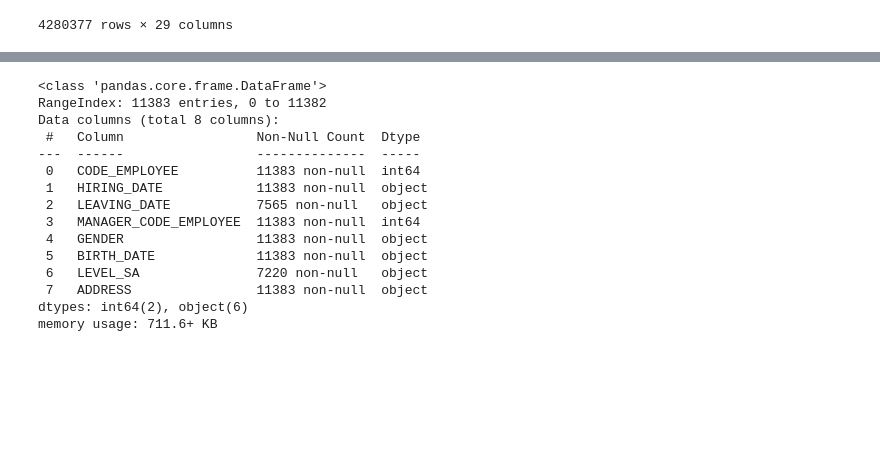
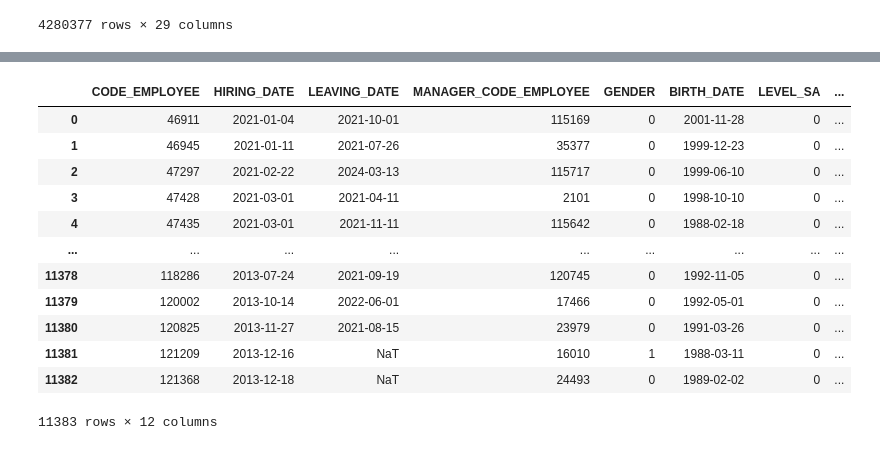
Before and after one commit to huynguyentuank22/DAZONE_2025, a Jupyter notebook: Round_3/preprocessing.ipynb, the cells around one changed output, grey strips where cells are left out. Drawn from its saved outputs; the diff is of its cells as text; code cells hidden in the pictures; blank space fills up the shorter version.

```diff
--- a/Round_3/preprocessing.ipynb
+++ b/Round_3/preprocessing.ipynb
@@ -182,0 +691,9 @@ customer_df
+# %%
+encode_cols = ['GENDER', 'SA_PROVINCE', 'FLAG_MANAGER', 'LEVEL_SA']
+for col in encode_cols:
+    le = LabelEncoder()
+    employee_df[col] = le.fit_transform(employee_df[col])
+    # Print the mapping for each column
+    print(f"Mapping for {col}: {dict(zip(le.classes_, le.transform(le.classes_)))}")
+
+employee_df
@@ -183 +718,30 @@ customer_df
+# %%
+columns = ['GENDER', 'AGE_EMPLOYEE', 'AGE_EMPLOYEE_HIRED', 'WORKING_DAYS', 'SA_PROVINCE', 'FLAG_MANAGER']
+
+train = employee_df[employee_df['LEVEL_SA'] != 4]
+predict = employee_df[employee_df['LEVEL_SA'] == 4]
+X_train = train[columns]
+y_train = train['LEVEL_SA']
+
+rf = RandomForestClassifier(n_estimators=100, random_state=42)
+rf.fit(X_train, y_train)
+
+predict['LEVEL_SA'] = rf.predict(predict[columns])
+
+employee_df.loc[employee_df['LEVEL_SA'] == 4, 'LEVEL_SA'] = predict['LEVEL_SA'].values
+employee_df
+# %% [output]
+|  | CODE_EMPLOYEE | HIRING_DATE | LEAVING_DATE | MANAGER_CODE_EMPLOYEE | GENDER | BIRTH_DATE | LEVEL_SA | ... |
+| 0 | 46911 | 2021-01-04 | 2021-10-01 | 115169 | 0 | 2001-11-28 | 0 | ... |
+| 1 | 46945 | 2021-01-11 | 2021-07-26 | 35377 | 0 | 1999-12-23 | 0 | ... |
+| 2 | 47297 | 2021-02-22 | 2024-03-13 | 115717 | 0 | 1999-06-10 | 0 | ... |
+| 3 | 47428 | 2021-03-01 | 2021-04-11 | 2101 | 0 | 1998-10-10 | 0 | ... |
+| 4 | 47435 | 2021-03-01 | 2021-11-11 | 115642 | 0 | 1988-02-18 | 0 | ... |
+| ... | ... | ... | ... | ... | ... | ... | ... | ... |
+| 11378 | 118286 | 2013-07-24 | 2021-09-19 | 120745 | 0 | 1992-11-05 | 0 | ... |
+| 11379 | 120002 | 2013-10-14 | 2022-06-01 | 17466 | 0 | 1992-05-01 | 0 | ... |
+| 11380 | 120825 | 2013-11-27 | 2021-08-15 | 23979 | 0 | 1991-03-26 | 0 | ... |
+| 11381 | 121209 | 2013-12-16 | NaT | 16010 | 1 | 1988-03-11 | 0 | ... |
+| 11382 | 121368 | 2013-12-18 | NaT | 24493 | 0 | 1989-02-02 | 0 | ... |
+11383 rows × 12 columns
 # %%
@@ -185,19 +748,0 @@ customer_df.to_csv(r'cleaned_data/CUSTOMER.csv', index=False)
-# %%
-employee_df = pd.read_csv(r'data/EMPLOYEE.csv')
-employee_df.info()
-# %% [output]
-<class 'pandas.core.frame.DataFrame'>
-RangeIndex: 11383 entries, 0 to 11382
-Data columns (total 8 columns):
- #   Column                 Non-Null Count  Dtype
----  ------                 --------------  -----
- 0   CODE_EMPLOYEE          11383 non-null  int64
- 1   HIRING_DATE            11383 non-null  object
- 2   LEAVING_DATE           7565 non-null   object
- 3   MANAGER_CODE_EMPLOYEE  11383 non-null  int64
- 4   GENDER                 11383 non-null  object
- 5   BIRTH_DATE             11383 non-null  object
- 6   LEVEL_SA               7220 non-null   object
- 7   ADDRESS                11383 non-null  object
-dtypes: int64(2), object(6)
-memory usage: 711.6+ KB
```
Also changed, not shown: parts of 99 cells of this notebook, 3 other files.
